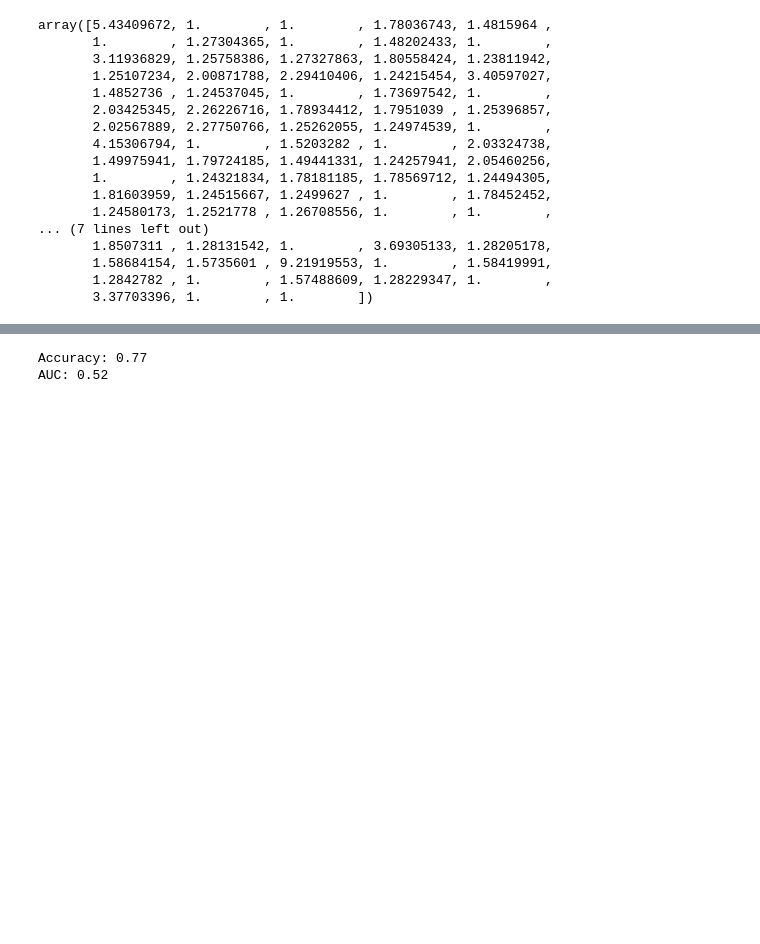
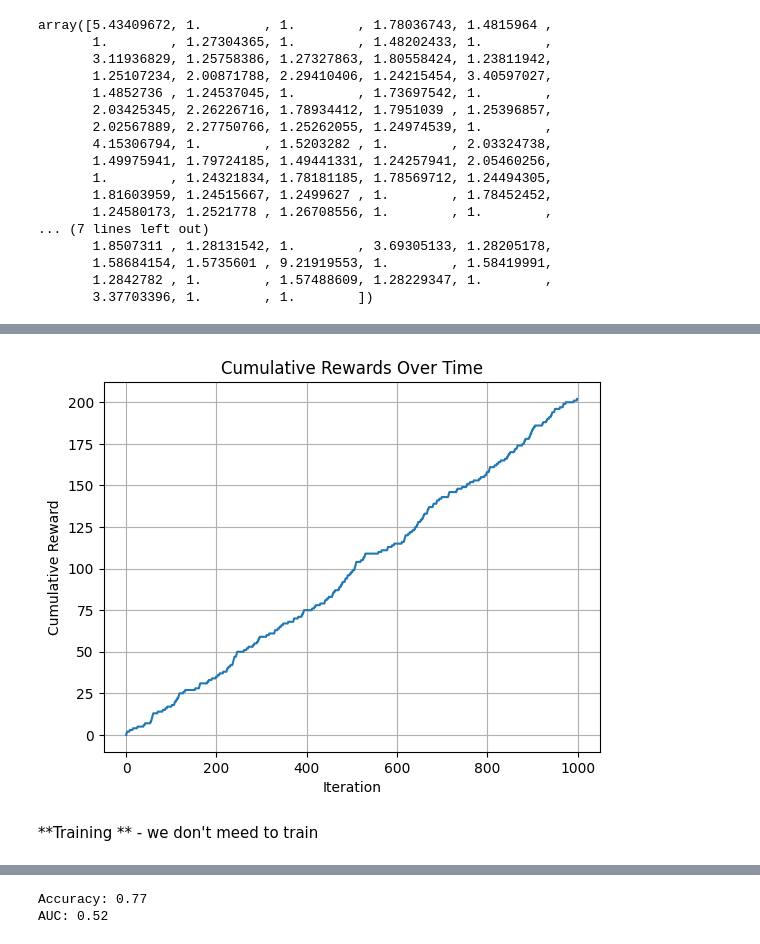
Before and after one commit to alexnodejs/bandit, a Jupyter notebook: exam_advertisments_Alexander.ipynb, the cells around one changed output, grey strips where cells are left out. Saved outputs shown, nothing was run; the diff lists cells and outputs as text; code cells hidden in the pictures; blank space fills up the shorter version.

```diff
--- a/exam_advertisments_Alexander.ipynb
+++ b/exam_advertisments_Alexander.ipynb
@@ -194 +332,21 @@ array([5.43409672, 1.        , 1.        , 1.78036743, 1.4815964 ,
+# %%
+# Новий параметр: кількість рекомендацій
+n_recommendations = 1000  # Наприклад, 1000 рекомендацій
+reward_history = []
+
+for t in range(n_recommendations):
+    probabilities = calculate_probabilities(weights, gamma)
+    selected_arm = select_arm_with_choice(probabilities, arms)
+    arm_index = arm_to_index[selected_arm]
+    reward = np.random.choice([0, 1], p=[0.8, 0.2])  # Симуляція кліків
+    estimated_reward = reward / probabilities[arm_index]
+    weights[arm_index] *= np.exp((gamma * estimated_reward) / num_arms)
+    reward_history.append(reward)
+
+# Побудова графіка
+plot_rewards(reward_history)
+# %% [output]
+[figure, added]
+# %% [markdown]
+**Training ** - we don't meed to train
 # %%
```
Also changed, not shown: parts of 15 cells of this notebook.
